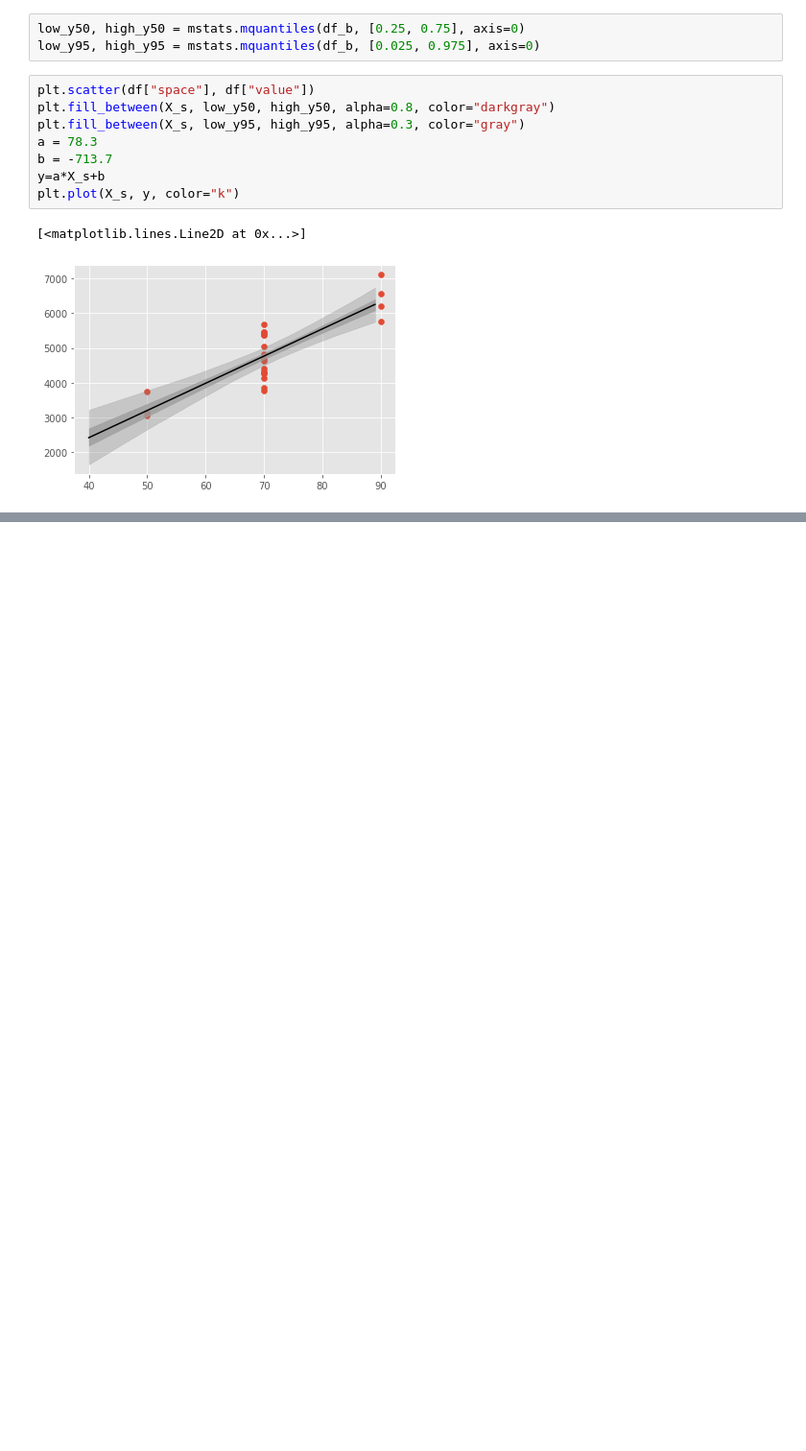
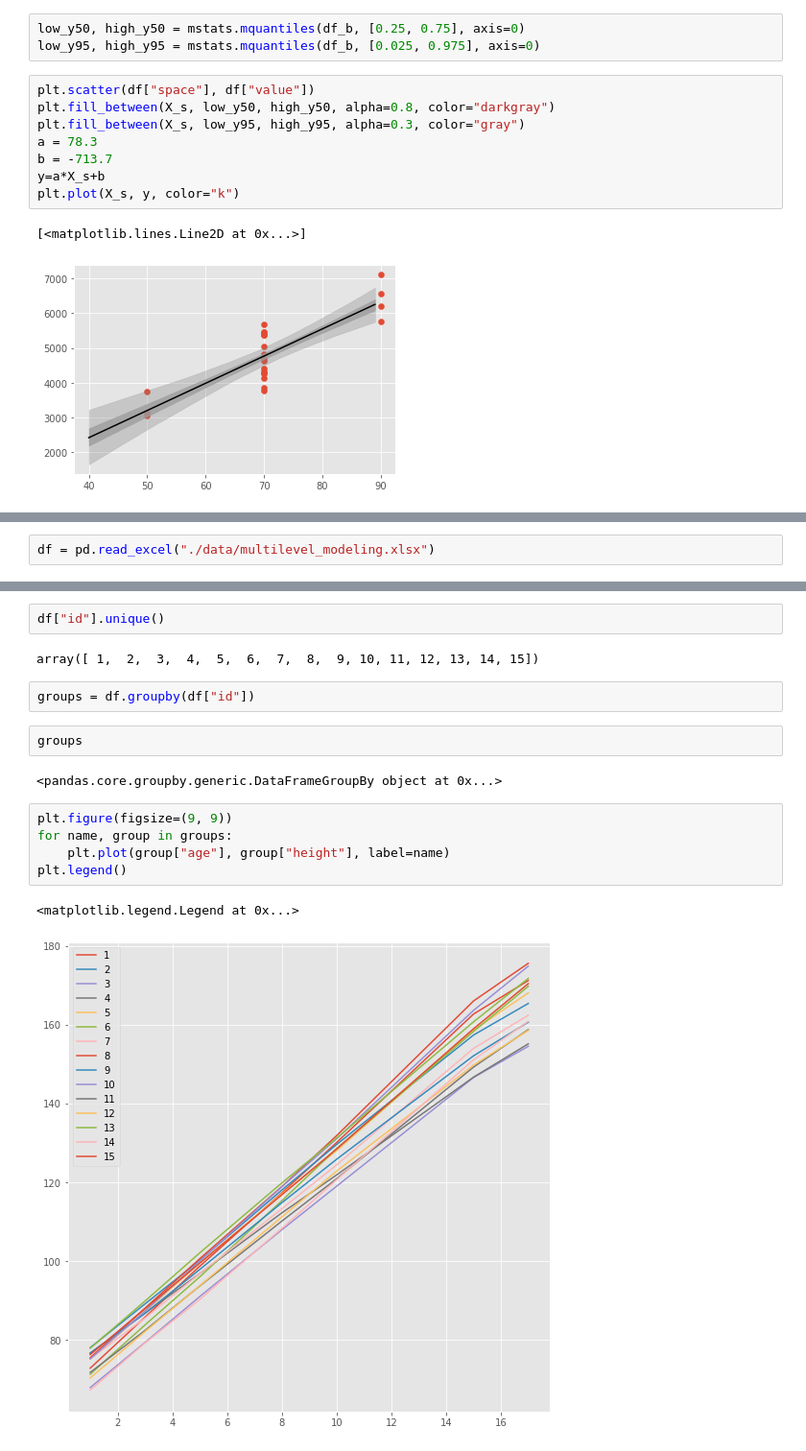
Before and after one commit to yocchans3/PyStan_practices, a Jupyter notebook: 210407_復習.ipynb, the cells around one changed output, grey strips where cells are left out. Shown at 96% size. Drawn from its saved outputs; the diff is of its cells as text; blank space fills up the shorter version.

```diff
--- a/210407_復習.ipynb
+++ b/210407_復習.ipynb
@@ -162,0 +165,2 @@ plt.plot(X_s, y, color="k")
+# %%
+df = pd.read_excel("./data/multilevel_modeling.xlsx")
@@ -162,0 +176,18 @@ plt.plot(X_s, y, color="k")
+# %%
+df["id"].unique()
+# %% [output]
+array([ 1,  2,  3,  4,  5,  6,  7,  8,  9, 10, 11, 12, 13, 14, 15])
+# %%
+groups = df.groupby(df["id"])
+# %%
+groups
+# %% [output]
+<pandas.core.groupby.generic.DataFrameGroupBy object at 0x...>
+# %%
+plt.figure(figsize=(9, 9))
+for name, group in groups:
+    plt.plot(group["age"], group["height"], label=name)
+plt.legend()
+# %% [output]
+<matplotlib.legend.Legend at 0x...>
+[figure, added]
```
Also changed, not shown: parts of 14 cells of this notebook.
